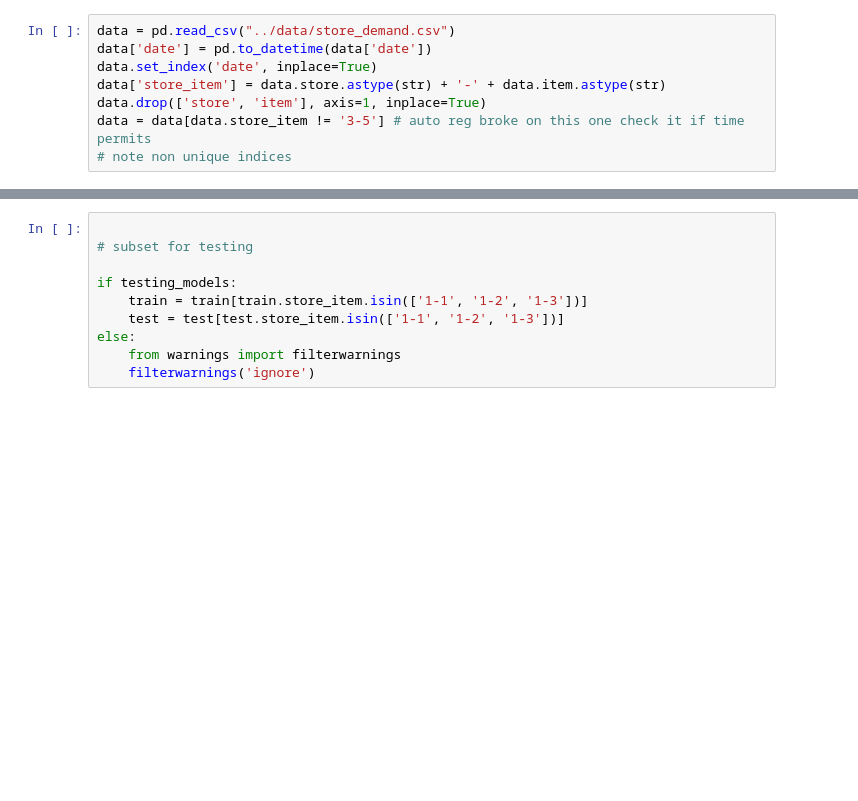
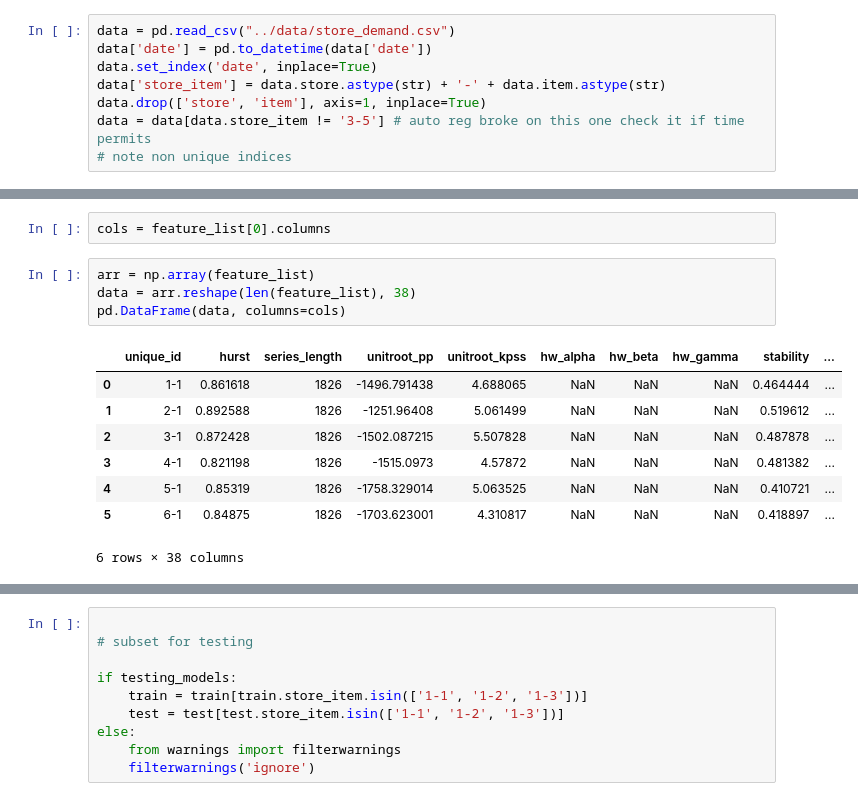
Before and after one commit to despresj/Data-Mining-Proj, a Jupyter notebook: notebooks/modeling.ipynb, the cells around one changed output, grey strips where cells are left out. Cells and saved outputs as stored; diff of their text form; blank space fills up the shorter version.

```diff
--- a/notebooks/modeling.ipynb
+++ b/notebooks/modeling.ipynb
@@ -19,3 +45,18 @@ data = data[data.store_item != '3-5'] # auto reg broke on this one check it if t
+# %%
+cols = feature_list[0].columns
+# %%
+arr = np.array(feature_list)
+data = arr.reshape(len(feature_list), 38)
+pd.DataFrame(data, columns=cols)
+# %% [output]
+|  | unique_id | hurst | series_length | unitroot_pp | unitroot_kpss | hw_alpha | hw_beta | hw_gamma | stability | ... |
+| 0 | 1-1 | 0.861618 | 1826 | -1496.791438 | 4.688065 | NaN | NaN | NaN | 0.464444 | ... |
+| 1 | 2-1 | 0.892588 | 1826 | -1251.96408 | 5.061499 | NaN | NaN | NaN | 0.519612 | ... |
+| 2 | 3-1 | 0.872428 | 1826 | -1502.087215 | 5.507828 | NaN | NaN | NaN | 0.487878 | ... |
+| 3 | 4-1 | 0.821198 | 1826 | -1515.0973 | 4.57872 | NaN | NaN | NaN | 0.481382 | ... |
+| 4 | 5-1 | 0.85319 | 1826 | -1758.329014 | 5.063525 | NaN | NaN | NaN | 0.410721 | ... |
+| 5 | 6-1 | 0.84875 | 1826 | -1703.623001 | 4.310817 | NaN | NaN | NaN | 0.418897 | ... |
+6 rows × 38 columns
 # %%
 def train_test_splitter(df, pct=0.8):
     timespan = (df.index.max() - df.index.min()).days
```
Also changed, not shown: parts of 9 cells of this notebook, 1 other file.
